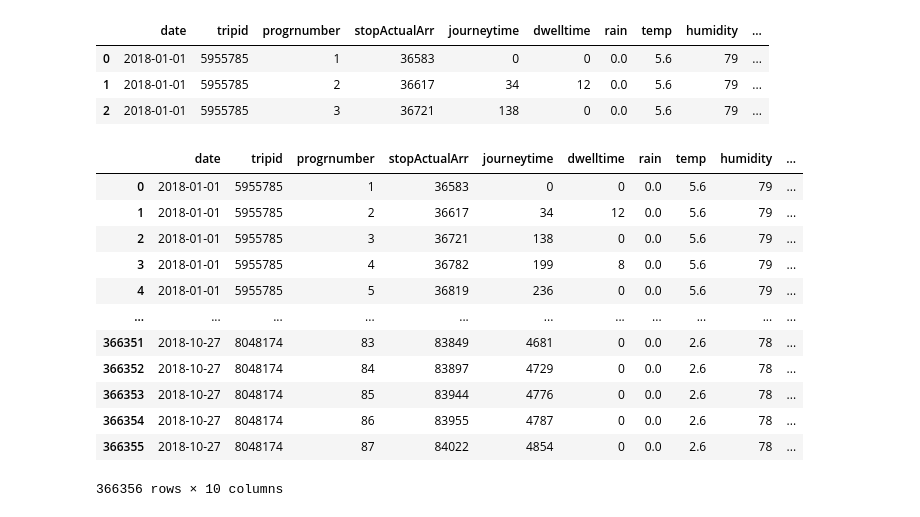
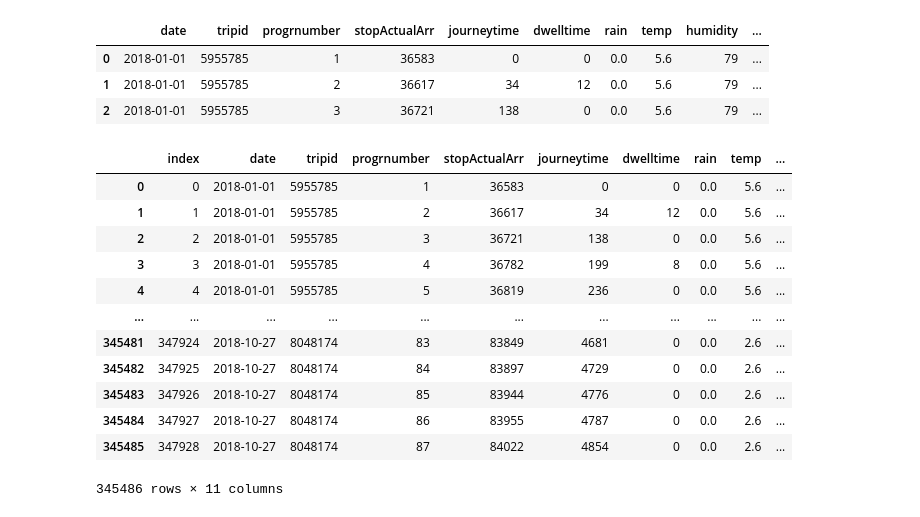
Before and after one commit to gouliev/dublinbusapp, a Jupyter notebook: data/dataCleaning.ipynb, the cells around one changed output. Cells and saved outputs as stored; diff of their text form; code cells hidden in the pictures.

```diff
--- a/data/dataCleaning.ipynb
+++ b/data/dataCleaning.ipynb
@@ -250,19 +352,22 @@ df.head(3)
 | 0 | 2018-01-01 | 5955785 | 1 | 36583 | 0 | 0 | 0.0 | 5.6 | 79 | ... |
 | 1 | 2018-01-01 | 5955785 | 2 | 36617 | 34 | 12 | 0.0 | 5.6 | 79 | ... |
 | 2 | 2018-01-01 | 5955785 | 3 | 36721 | 138 | 0 | 0.0 | 5.6 | 79 | ... |
-# %%
-df
-# %% [output]
-|  | date | tripid | progrnumber | stopActualArr | journeytime | dwelltime | rain | temp | humidity | ... |
-| 0 | 2018-01-01 | 5955785 | 1 | 36583 | 0 | 0 | 0.0 | 5.6 | 79 | ... |
-| 1 | 2018-01-01 | 5955785 | 2 | 36617 | 34 | 12 | 0.0 | 5.6 | 79 | ... |
-| 2 | 2018-01-01 | 5955785 | 3 | 36721 | 138 | 0 | 0.0 | 5.6 | 79 | ... |
-| 3 | 2018-01-01 | 5955785 | 4 | 36782 | 199 | 8 | 0.0 | 5.6 | 79 | ... |
-| 4 | 2018-01-01 | 5955785 | 5 | 36819 | 236 | 0 | 0.0 | 5.6 | 79 | ... |
-| ... | ... | ... | ... | ... | ... | ... | ... | ... | ... | ... |
-| 366351 | 2018-10-27 | 8048174 | 83 | 83849 | 4681 | 0 | 0.0 | 2.6 | 78 | ... |
-| 366352 | 2018-10-27 | 8048174 | 84 | 83897 | 4729 | 0 | 0.0 | 2.6 | 78 | ... |
-| 366353 | 2018-10-27 | 8048174 | 85 | 83944 | 4776 | 0 | 0.0 | 2.6 | 78 | ... |
-| 366354 | 2018-10-27 | 8048174 | 86 | 83955 | 4787 | 0 | 0.0 | 2.6 | 78 | ... |
-| 366355 | 2018-10-27 | 8048174 | 87 | 84022 | 4854 | 0 | 0.0 | 2.6 | 78 | ... |
-366356 rows × 10 columns
+# %%
+#removing trips that have a negative trip time along any point
+dftmp = df[(df.journeytime <= 0) & (df.progrnumber > 1)]
+df = df[~df['date'].isin(dftmp['date']) | ~df['tripid'].isin(dftmp['tripid'])].reset_index()
+df
+# %% [output]
+|  | index | date | tripid | progrnumber | stopActualArr | journeytime | dwelltime | rain | temp | ... |
+| 0 | 0 | 2018-01-01 | 5955785 | 1 | 36583 | 0 | 0 | 0.0 | 5.6 | ... |
+| 1 | 1 | 2018-01-01 | 5955785 | 2 | 36617 | 34 | 12 | 0.0 | 5.6 | ... |
+| 2 | 2 | 2018-01-01 | 5955785 | 3 | 36721 | 138 | 0 | 0.0 | 5.6 | ... |
+| 3 | 3 | 2018-01-01 | 5955785 | 4 | 36782 | 199 | 8 | 0.0 | 5.6 | ... |
+| 4 | 4 | 2018-01-01 | 5955785 | 5 | 36819 | 236 | 0 | 0.0 | 5.6 | ... |
+| ... | ... | ... | ... | ... | ... | ... | ... | ... | ... | ... |
+| 345481 | 347924 | 2018-10-27 | 8048174 | 83 | 83849 | 4681 | 0 | 0.0 | 2.6 | ... |
+| 345482 | 347925 | 2018-10-27 | 8048174 | 84 | 83897 | 4729 | 0 | 0.0 | 2.6 | ... |
+| 345483 | 347926 | 2018-10-27 | 8048174 | 85 | 83944 | 4776 | 0 | 0.0 | 2.6 | ... |
+| 345484 | 347927 | 2018-10-27 | 8048174 | 86 | 83955 | 4787 | 0 | 0.0 | 2.6 | ... |
+| 345485 | 347928 | 2018-10-27 | 8048174 | 87 | 84022 | 4854 | 0 | 0.0 | 2.6 | ... |
+345486 rows × 11 columns
```
Also changed, not shown: parts of 9 cells of this notebook.
